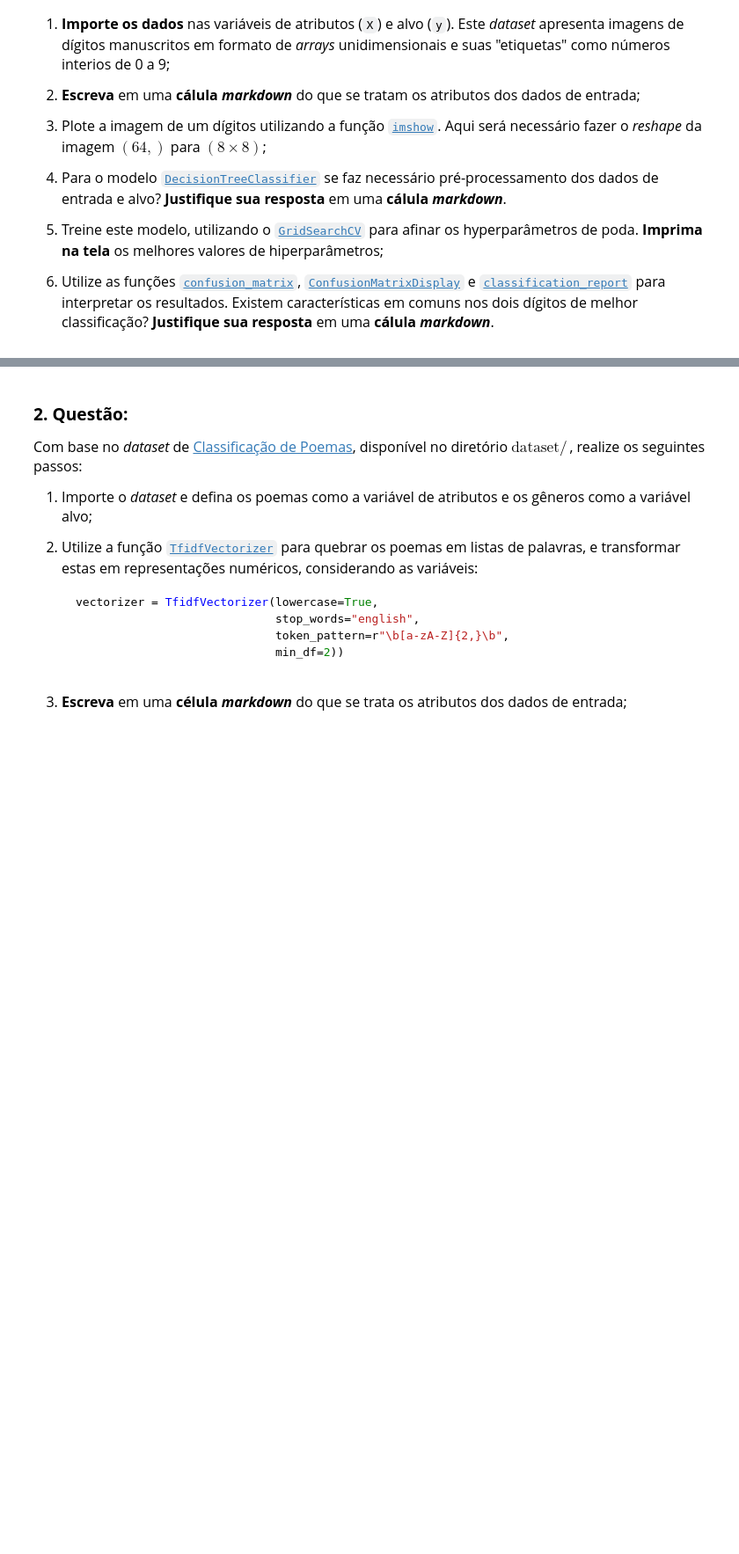
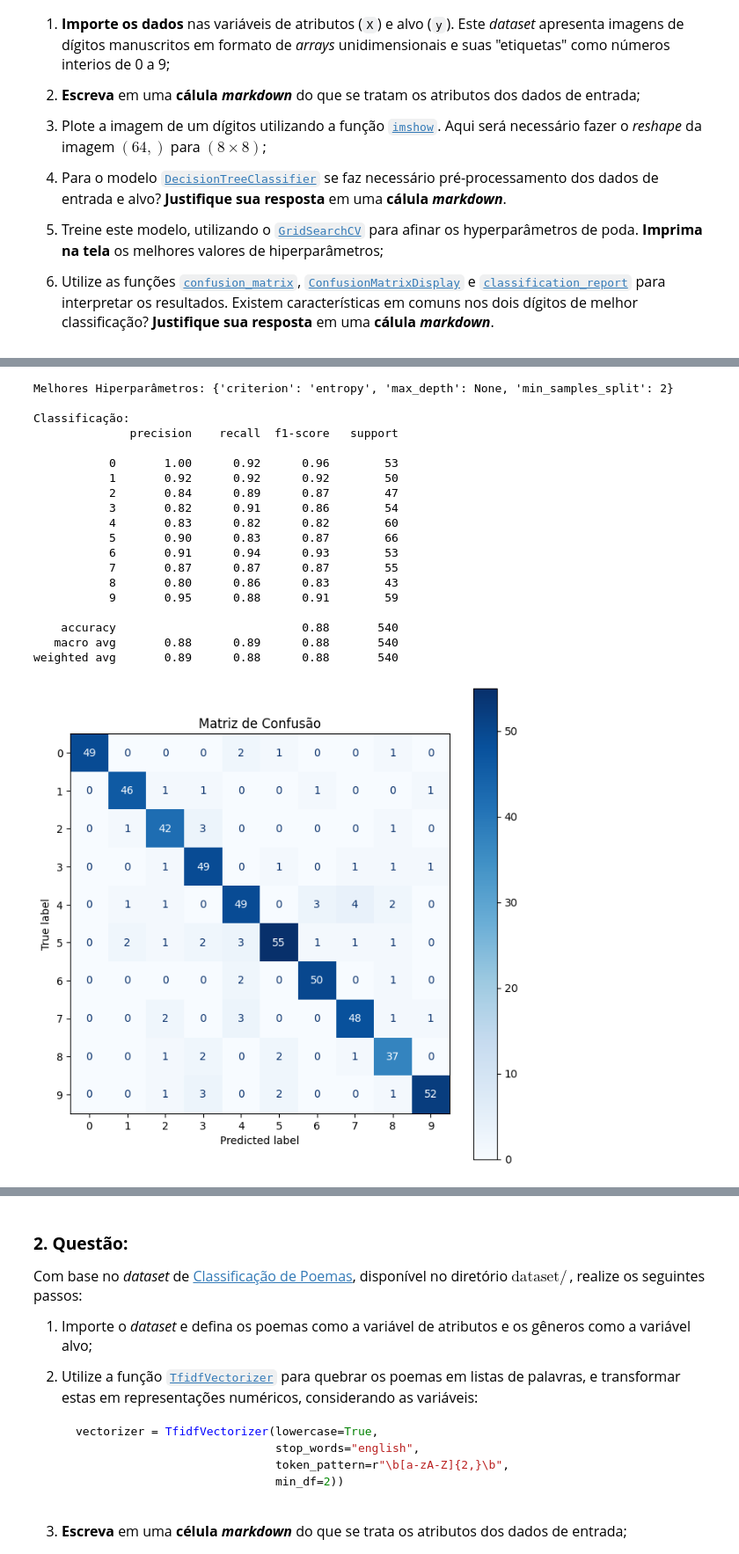
Before and after one commit to Alomyr/Apredizado-de-maquina-supervisonado, a Jupyter notebook: Unidade02/Atividades/atividade3.ipynb, the cells around one changed output, grey strips where cells are left out. Shown at 88% size. Saved outputs shown, nothing was run; the diff lists cells and outputs as text; code cells hidden in the pictures; blank space fills up the shorter version.

```diff
--- a/Unidade02/Atividades/atividade3.ipynb
+++ b/Unidade02/Atividades/atividade3.ipynb
@@ -64,0 +59,50 @@ array([0.77777778, 0.84444444, 0.94444444, 0.91111111, 0.87777778,
+# %%
+
+
+model = DecisionTreeClassifier(random_state=42)
+param_grid = {
+    'criterion': ['gini', 'entropy'],
+    'max_depth': [None, 5, 10, 15, 20],
+    'min_samples_split': [2, 5, 10]
+}
+
+
+grid_search = GridSearchCV(model, param_grid, cv=5, scoring='accuracy')
+grid_search.fit(x_train, y_train)
+
+
+print(f"Melhores Hiperparâmetros: {grid_search.best_params_}")
+
+
+best_model = grid_search.best_estimator_
+y_pred = best_model.predict(x_test)
+
+print("\nClassificação:")
+print(classification_report(y_test, y_pred))
+
+
+fig, ax = plot.subplots(figsize=(8, 8))
+ConfusionMatrixDisplay.from_predictions(y_test, y_pred, ax=ax, cmap='Blues')
+plot.title("Matriz de Confusão")
+plot.show()
+# %% [output]
+Melhores Hiperparâmetros: {'criterion': 'entropy', 'max_depth': None, 'min_samples_split': 2}
+
+Classificação:
+              precision    recall  f1-score   support
+
+           0       1.00      0.92      0.96        53
+           1       0.92      0.92      0.92        50
+           2       0.84      0.89      0.87        47
+           3       0.82      0.91      0.86        54
+           4       0.83      0.82      0.82        60
+           5       0.90      0.83      0.87        66
+           6       0.91      0.94      0.93        53
+           7       0.87      0.87      0.87        55
+           8       0.80      0.86      0.83        43
+           9       0.95      0.88      0.91        59
+
+    accuracy                           0.88       540
+   macro avg       0.88      0.89      0.88       540
+weighted avg       0.89      0.88      0.88       540
+[figure, added]
```
Also changed, not shown: parts of 13 cells of this notebook.
